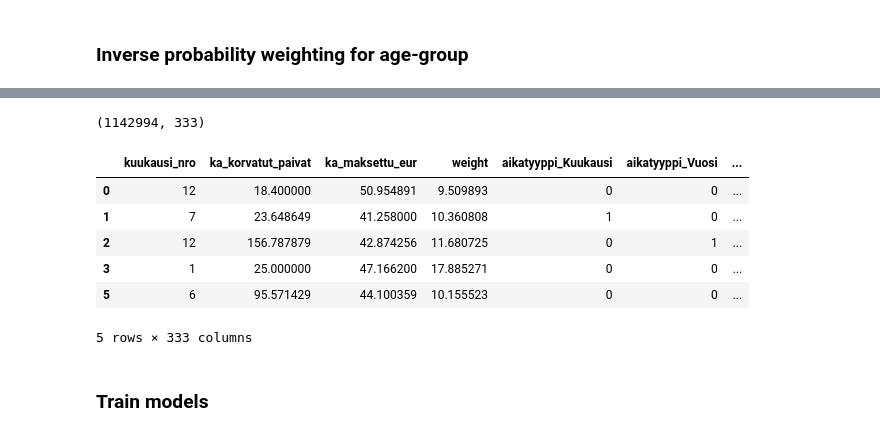
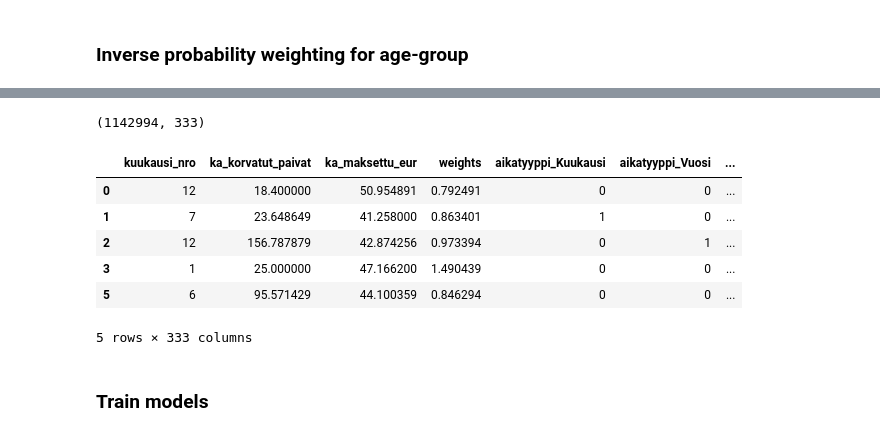
Before and after one commit to kirsikkahiltunen/ML_Fairness_project, a Jupyter notebook: EDA.ipynb, the cells around one changed output, grey strips where cells are left out. Saved outputs shown, nothing was run; the diff lists cells and outputs as text; code cells hidden in the pictures.

```diff
--- a/EDA.ipynb
+++ b/EDA.ipynb
@@ -390,8 +503,11 @@ print(fairness_eur)
 # %% [markdown]
 ### Inverse probability weighting for age-group
 # %%
+import gc
+gc.collect()
 age_groups = df["ikaryhma"].value_counts(normalize=True)
-df["weight"] = df["ikaryhma"].map(lambda x: 1/ age_groups[x])
+df["weights"] = df["ikaryhma"].map(lambda x: 1/ age_groups[x])
+df["weights"] = ((df["weights"])/df["weights"].mean())
 df.head()
 # %% [output]
 |  | aikatyyppi | kuukausi_nro | kunta_nro | ikaryhma | sukupuoli | etuus | korvausperuste | ka_korvatut_paivat | ... |
@@ -402,15 +518,15 @@ df.head()
 | 5 | Vuosikertymä | 6 | 434 | 45-49 | Mies | Yhteensä | Työllistymistä edistävien palvelu... | 95.571429 | ... |
 # %%
 categorical_cols = ["aikatyyppi", "ikaryhma", "sukupuoli", "etuus", "korvausperuste", "kunta_nro"]
-df_encoded = pd.get_dummies(df, columns=categorical_cols, drop_first=False, dtype=int)
-print(df_encoded.shape)
-df_encoded.head()
+df_encoded2 = pd.get_dummies(df, columns=categorical_cols, drop_first=False, dtype=int)
+print(df_encoded2.shape)
+df_encoded2.head()
 # %% [output]
 (1142994, 333)
-|  | kuukausi_nro | ka_korvatut_paivat | ka_maksettu_eur | weight | aikatyyppi_Kuukausi | aikatyyppi_Vuosi | ... |
-| 0 | 12 | 18.400000 | 50.954891 | 9.509893 | 0 | 0 | ... |
-| 1 | 7 | 23.648649 | 41.258000 | 10.360808 | 1 | 0 | ... |
-| 2 | 12 | 156.787879 | 42.874256 | 11.680725 | 0 | 1 | ... |
-| 3 | 1 | 25.000000 | 47.166200 | 17.885271 | 0 | 0 | ... |
-| 5 | 6 | 95.571429 | 44.100359 | 10.155523 | 0 | 0 | ... |
+|  | kuukausi_nro | ka_korvatut_paivat | ka_maksettu_eur | weights | aikatyyppi_Kuukausi | aikatyyppi_Vuosi | ... |
+| 0 | 12 | 18.400000 | 50.954891 | 0.792491 | 0 | 0 | ... |
+| 1 | 7 | 23.648649 | 41.258000 | 0.863401 | 1 | 0 | ... |
+| 2 | 12 | 156.787879 | 42.874256 | 0.973394 | 0 | 1 | ... |
+| 3 | 1 | 25.000000 | 47.166200 | 1.490439 | 0 | 0 | ... |
+| 5 | 6 | 95.571429 | 44.100359 | 0.846294 | 0 | 0 | ... |
 5 rows × 333 columns
```
Also changed, not shown: parts of 21 cells of this notebook.
